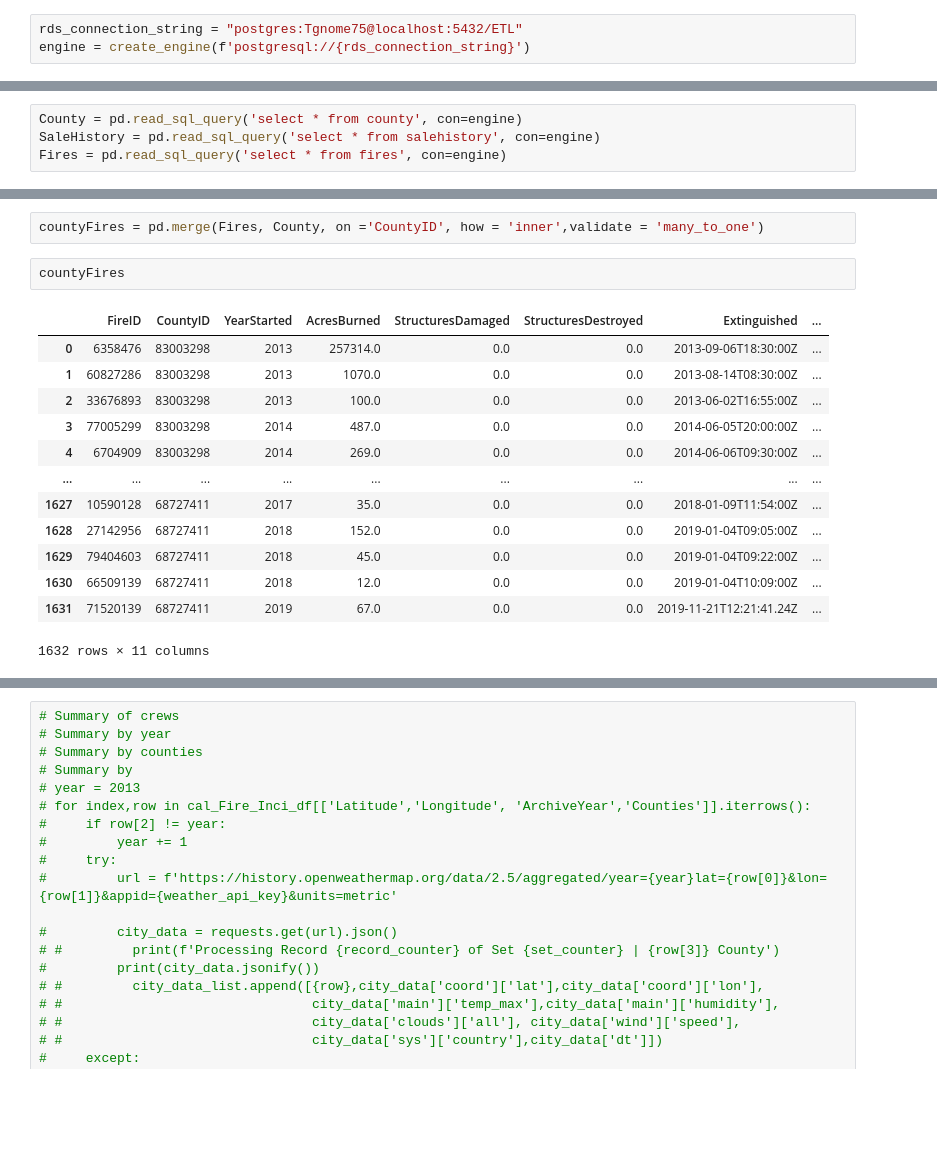
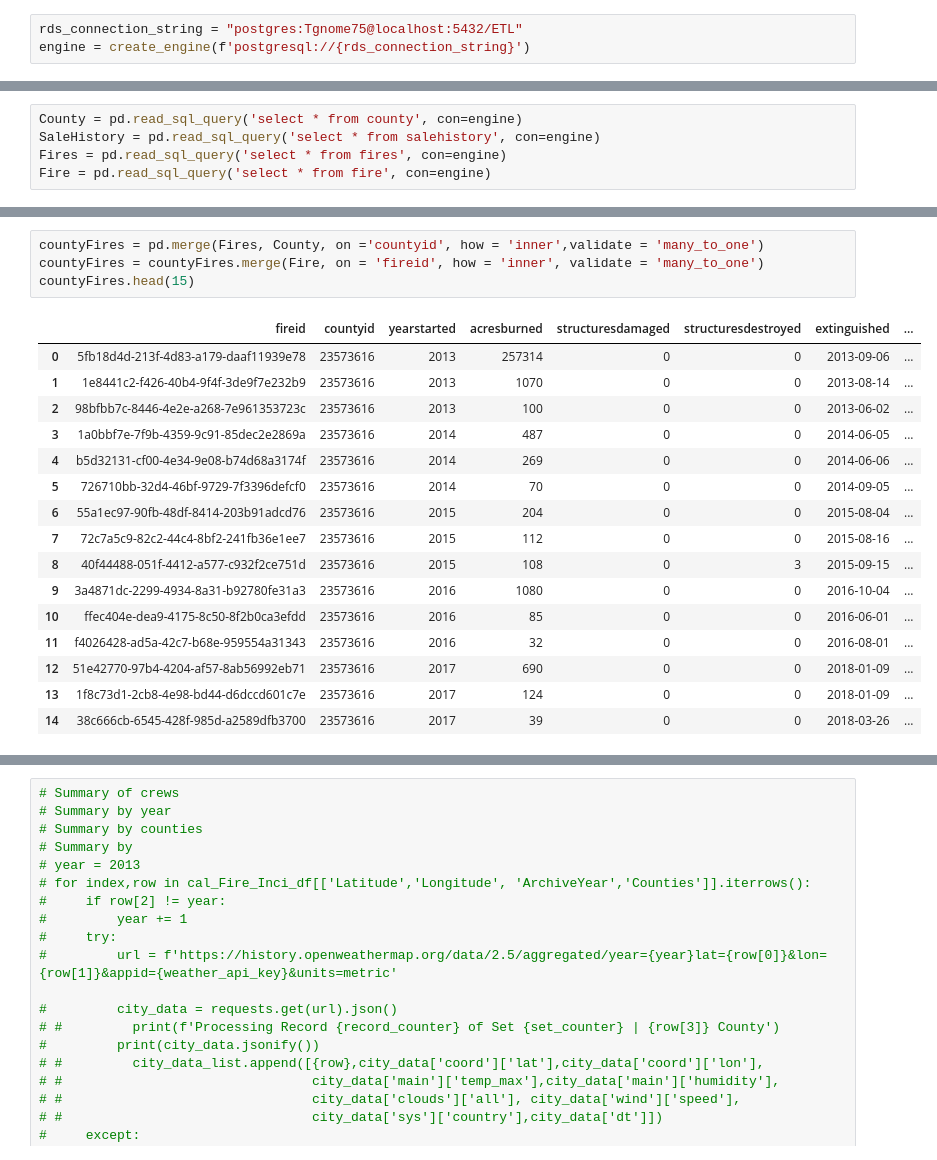
Before and after one commit to timegnome/ETL-Project, a Jupyter notebook: Wildfire-ETL.ipynb, the cells around one changed output, grey strips where cells are left out. Cells and saved outputs as stored; diff of their text form; blank space fills up the shorter version.

```diff
--- a/Wildfire-ETL.ipynb
+++ b/Wildfire-ETL.ipynb
@@ -151,4 +163,5 @@ Cal_Fire_db.to_sql(name='fires', con=engine, if_exists='replace', index=False)
 County = pd.read_sql_query('select * from county', con=engine)
 SaleHistory = pd.read_sql_query('select * from salehistory', con=engine)
 Fires = pd.read_sql_query('select * from fires', con=engine)
+Fire = pd.read_sql_query('select * from fire', con=engine)
 # %%
@@ -156,18 +187,21 @@ countyPrices = pd.merge(SaleHistory, County, on = 'CountyID', how='right', valid
 # %%
-countyFires = pd.merge(Fires, County, on ='CountyID', how = 'inner',validate = 'many_to_one')
+countyFires = pd.merge(Fires, County, on ='countyid', how = 'inner',validate = 'many_to_one')
+countyFires = countyFires.merge(Fire, on = 'fireid', how = 'inner', validate = 'many_to_one')
+countyFires.head(15)
+# %% [output]
+|  | fireid | countyid | yearstarted | acresburned | structuresdamaged | structuresdestroyed | extinguished | ... |
+| 0 | 5fb18d4d-213f-4d83-a179-daaf11939e78 | 23573616 | 2013 | 257314 | 0 | 0 | 2013-09-06 | ... |
+| 1 | 1e8441c2-f426-40b4-9f4f-3de9f7e232b9 | 23573616 | 2013 | 1070 | 0 | 0 | 2013-08-14 | ... |
+| 2 | 98bfbb7c-8446-4e2e-a268-7e961353723c | 23573616 | 2013 | 100 | 0 | 0 | 2013-06-02 | ... |
+| 3 | 1a0bbf7e-7f9b-4359-9c91-85dec2e2869a | 23573616 | 2014 | 487 | 0 | 0 | 2014-06-05 | ... |
+| 4 | b5d32131-cf00-4e34-9e08-b74d68a3174f | 23573616 | 2014 | 269 | 0 | 0 | 2014-06-06 | ... |
+| 5 | 726710bb-32d4-46bf-9729-7f3396defcf0 | 23573616 | 2014 | 70 | 0 | 0 | 2014-09-05 | ... |
+| 6 | 55a1ec97-90fb-48df-8414-203b91adcd76 | 23573616 | 2015 | 204 | 0 | 0 | 2015-08-04 | ... |
+| 7 | 72c7a5c9-82c2-44c4-8bf2-241fb36e1ee7 | 23573616 | 2015 | 112 | 0 | 0 | 2015-08-16 | ... |
+| 8 | 40f44488-051f-4412-a577-c932f2ce751d | 23573616 | 2015 | 108 | 0 | 3 | 2015-09-15 | ... |
+| 9 | 3a4871dc-2299-4934-8a31-b92780fe31a3 | 23573616 | 2016 | 1080 | 0 | 0 | 2016-10-04 | ... |
+| 10 | ffec404e-dea9-4175-8c50-8f2b0ca3efdd | 23573616 | 2016 | 85 | 0 | 0 | 2016-06-01 | ... |
+| 11 | f4026428-ad5a-42c7-b68e-959554a31343 | 23573616 | 2016 | 32 | 0 | 0 | 2016-08-01 | ... |
+| 12 | 51e42770-97b4-4204-af57-8ab56992eb71 | 23573616 | 2017 | 690 | 0 | 0 | 2018-01-09 | ... |
+| 13 | 1f8c73d1-2cb8-4e98-bd44-d6dccd601c7e | 23573616 | 2017 | 124 | 0 | 0 | 2018-01-09 | ... |
+| 14 | 38c666cb-6545-428f-985d-a2589dfb3700 | 23573616 | 2017 | 39 | 0 | 0 | 2018-03-26 | ... |
-# %%
-countyFires
-# %% [output]
-|  | FireID | CountyID | YearStarted | AcresBurned | StructuresDamaged | StructuresDestroyed | Extinguished | ... |
-| 0 | 6358476 | 83003298 | 2013 | 257314.0 | 0.0 | 0.0 | 2013-09-06T18:30:00Z | ... |
-| 1 | 60827286 | 83003298 | 2013 | 1070.0 | 0.0 | 0.0 | 2013-08-14T08:30:00Z | ... |
-| 2 | 33676893 | 83003298 | 2013 | 100.0 | 0.0 | 0.0 | 2013-06-02T16:55:00Z | ... |
-| 3 | 77005299 | 83003298 | 2014 | 487.0 | 0.0 | 0.0 | 2014-06-05T20:00:00Z | ... |
-| 4 | 6704909 | 83003298 | 2014 | 269.0 | 0.0 | 0.0 | 2014-06-06T09:30:00Z | ... |
-| ... | ... | ... | ... | ... | ... | ... | ... | ... |
-| 1627 | 10590128 | 68727411 | 2017 | 35.0 | 0.0 | 0.0 | 2018-01-09T11:54:00Z | ... |
-| 1628 | 27142956 | 68727411 | 2018 | 152.0 | 0.0 | 0.0 | 2019-01-04T09:05:00Z | ... |
-| 1629 | 79404603 | 68727411 | 2018 | 45.0 | 0.0 | 0.0 | 2019-01-04T09:22:00Z | ... |
-| 1630 | 66509139 | 68727411 | 2018 | 12.0 | 0.0 | 0.0 | 2019-01-04T10:09:00Z | ... |
-| 1631 | 71520139 | 68727411 | 2019 | 67.0 | 0.0 | 0.0 | 2019-11-21T12:21:41.24Z | ... |
-1632 rows × 11 columns
```
Also changed, not shown: parts of 13 cells of this notebook, 1 other file.
